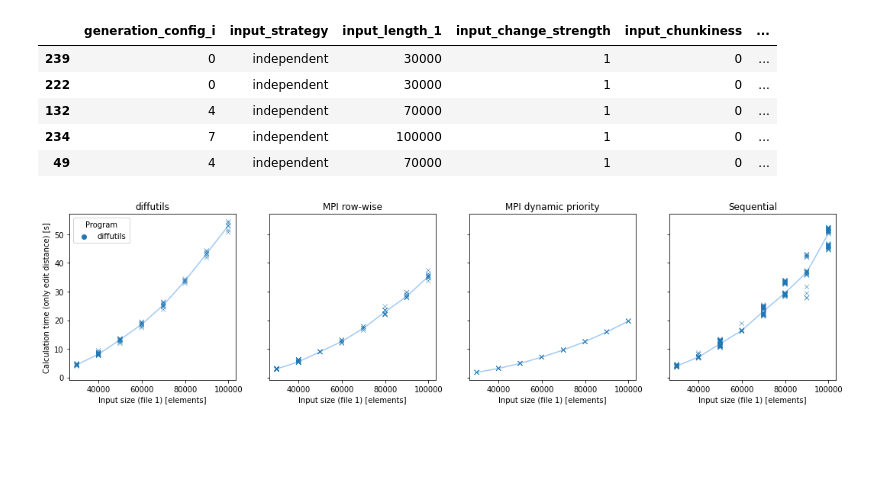
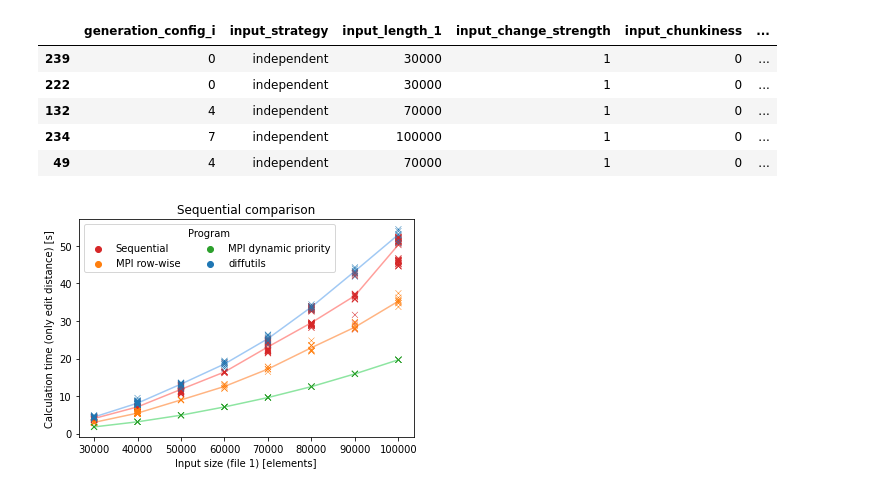
Before and after one commit to tehwalris/mpi-myers-diff, a Jupyter notebook: notebooks/benchmark-analysis-report/sequential_comparison.ipynb, the cells around one changed output. Saved outputs shown, nothing was run; the diff lists cells and outputs as text; code cells hidden in the pictures; blank space fills up the shorter version.

Commit message:
Plots for scaling

```diff
--- a/notebooks/benchmark-analysis-report/sequential_comparison.ipynb
+++ b/notebooks/benchmark-analysis-report/sequential_comparison.ipynb
@@ -37,25 +37,23 @@ for diff_program in diff_programs:
     assert (benchmark_results['diff_program'] == diff_program).any()
 # %%
 palette = {mpi_procs: color for mpi_procs, color in zip(sorted(benchmark_results.mpi_procs.dropna().unique()), sns.color_palette())}
-fig, ax = plt.subplots(1, len(diff_programs), figsize=(18, 4), sharex=True, sharey=True)
-for diff_program_i, diff_program in enumerate(diff_programs):
-    temp = benchmark_results.copy()
-    temp['seconds_until_len'] = temp['micros_until_len'] * 1e-6
-    temp = temp[(temp['diff_program'] == diff_program) & (temp['input_strategy'] == 'independent')]
+fig, ax = plt.subplots()
 
-    temp_2 = temp.groupby(['input_length_1', 'diff_program'])['seconds_until_len'].median().unstack('diff_program')
+temp = benchmark_results.copy()
+temp['seconds_until_len'] = temp['micros_until_len'] * 1e-6
+temp = temp[(temp['diff_program'].isin(diff_programs)) & (temp['input_strategy'] == 'independent')]
 
-    this_ax = ax[diff_program_i]
-    plot_scatter_with_lines(
-        ax=this_ax,
-        scatter_data=temp,
-        line_data=temp_2,
-        x_key='input_length_1',
-        y_key='seconds_until_len',
-        hue_key='diff_program',
-        hue_to_label=str,
-        show_legend=diff_program_i == 0,
-    )
-    this_ax.set_title(nice_name_map[diff_program])
+temp_2 = temp.groupby(['input_length_1', 'diff_program'])['seconds_until_len'].median().unstack('diff_program')
+
+plot_scatter_with_lines(
+    ax=ax,
+    scatter_data=temp,
+    line_data=temp_2,
+    x_key='input_length_1',
+    y_key='seconds_until_len',
+    hue_key='diff_program',
+    hue_to_label=lambda v: nice_name_map[v],
+)
+ax.set_title('Sequential comparison');
 # %% [output]
-[figure, old version]
+[figure, new version]
```
Also changed, not shown: parts of 2 cells of this notebook, 2 other files.
